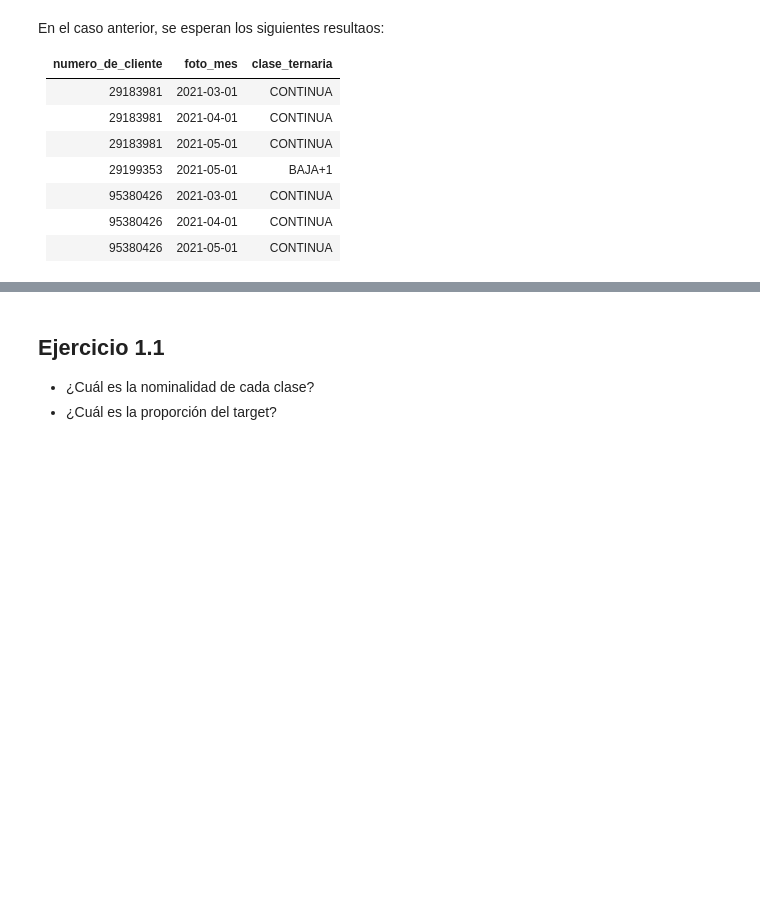
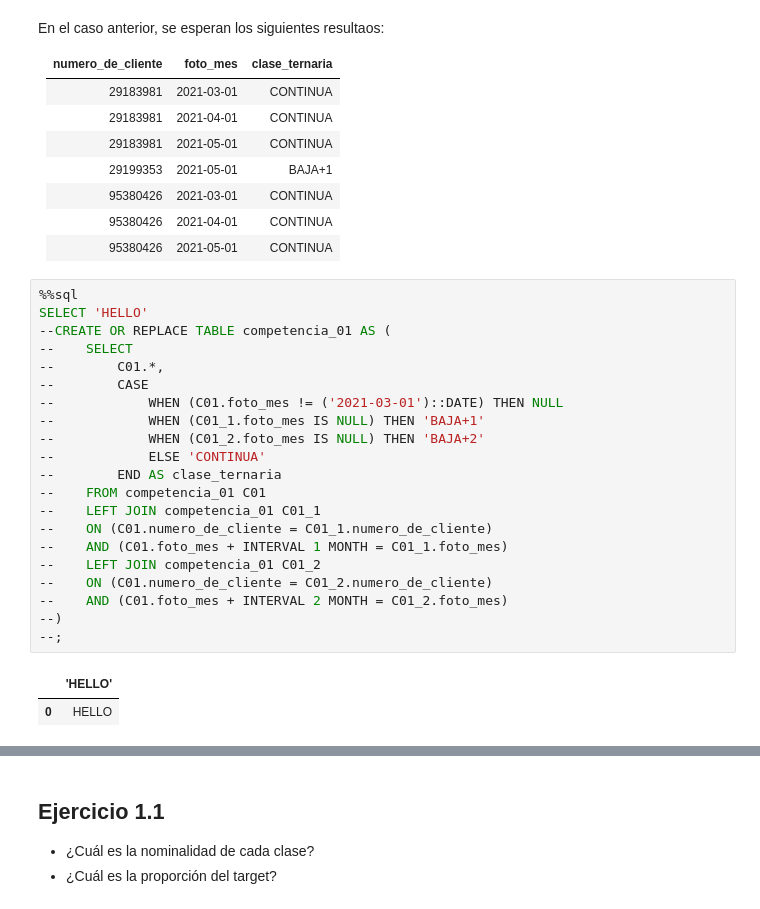
Before and after one commit to UribeAlejandro/dmeyf2023, a Jupyter notebook: src/monday/z101_target_sql.ipynb, the cells around one changed output, grey strips where cells are left out. Saved outputs shown, nothing was run; the diff lists cells and outputs as text; blank space fills up the shorter version.

```diff
--- a/src/monday/z101_target_sql.ipynb
+++ b/src/monday/z101_target_sql.ipynb
@@ -314,3 +316,27 @@ En el caso anterior, se esperan los siguientes resultaos:
 |95380426|2021-03-01|CONTINUA|
 |95380426|2021-04-01|CONTINUA|
 |95380426|2021-05-01|CONTINUA|
+# %%
+%%sql
+SELECT 'HELLO'
+--CREATE OR REPLACE TABLE competencia_01 AS (
+--    SELECT
+--        C01.*,
+--        CASE
+--            WHEN (C01.foto_mes != ('2021-03-01')::DATE) THEN NULL
+--            WHEN (C01_1.foto_mes IS NULL) THEN 'BAJA+1'
+--            WHEN (C01_2.foto_mes IS NULL) THEN 'BAJA+2'
+--            ELSE 'CONTINUA'
+--        END AS clase_ternaria
+--    FROM competencia_01 C01
+--    LEFT JOIN competencia_01 C01_1
+--    ON (C01.numero_de_cliente = C01_1.numero_de_cliente)
+--    AND (C01.foto_mes + INTERVAL 1 MONTH = C01_1.foto_mes)
+--    LEFT JOIN competencia_01 C01_2
+--    ON (C01.numero_de_cliente = C01_2.numero_de_cliente)
+--    AND (C01.foto_mes + INTERVAL 2 MONTH = C01_2.foto_mes)
+--)
+--;
+# %% [output]
+|  | 'HELLO' |
+| 0 | HELLO |
```
Also changed, not shown: parts of 22 cells of this notebook, 15 other files.
